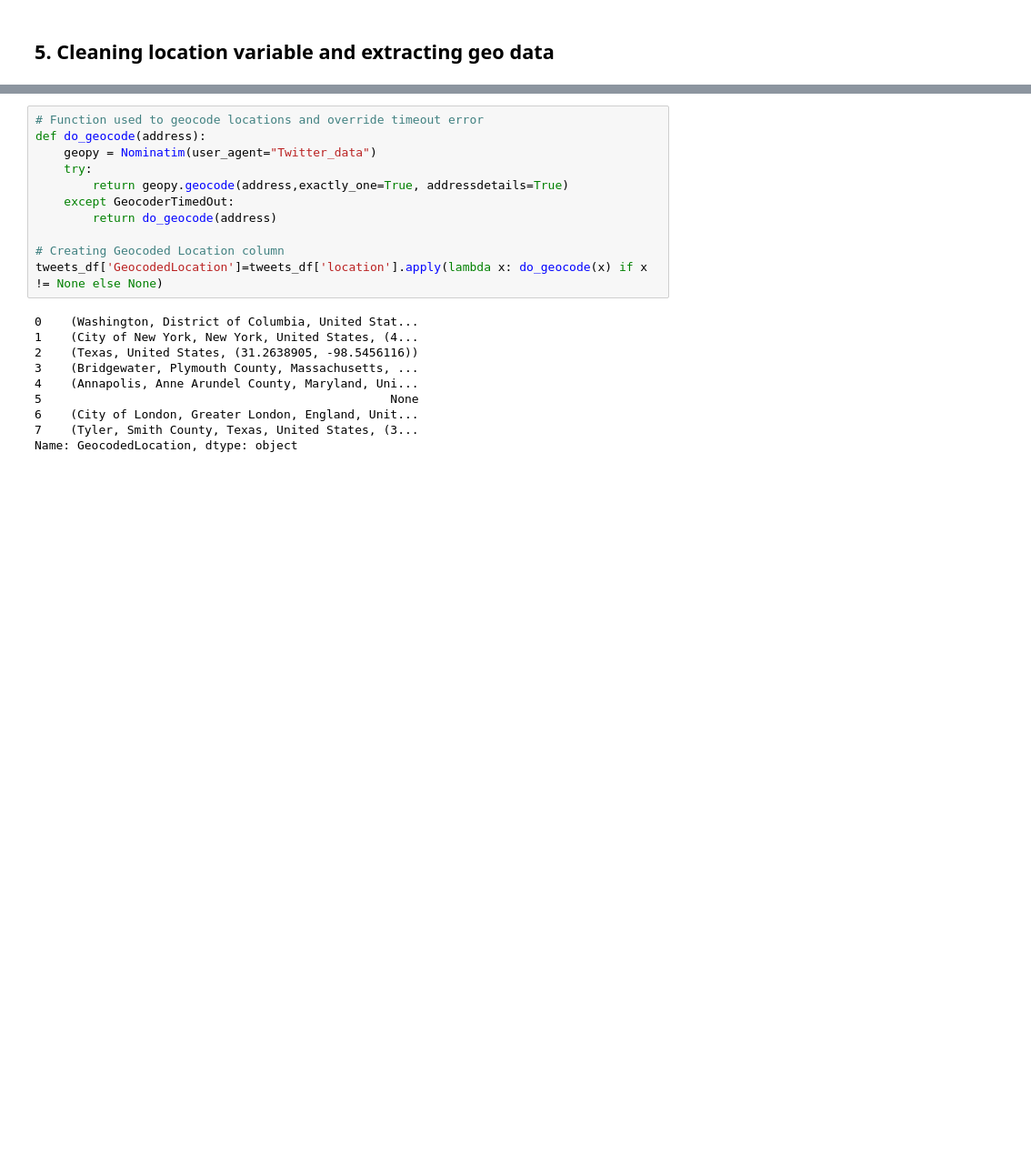
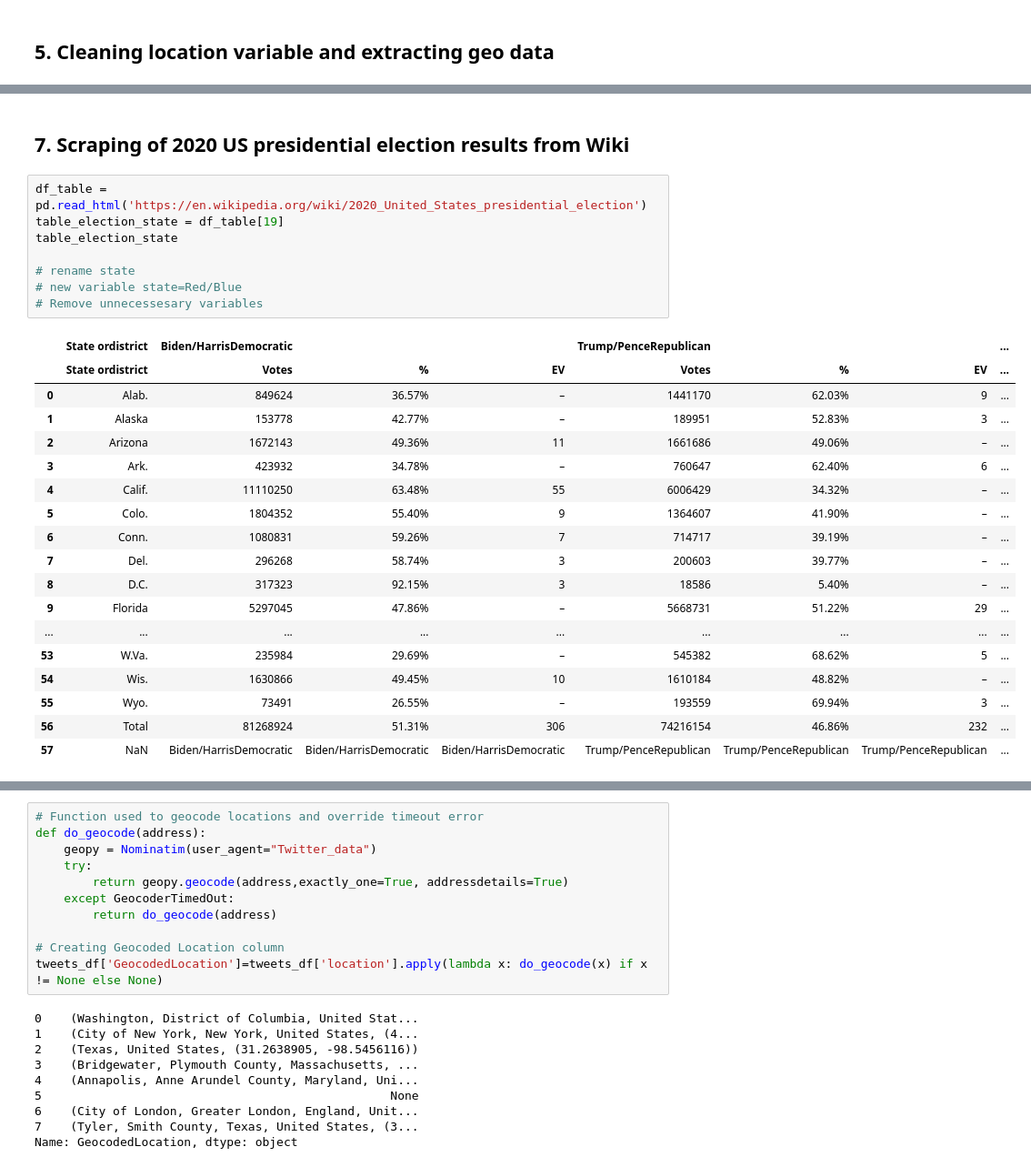
Before and after one commit to ChristianFogtdal/2Heste, a Jupyter notebook: Exam Project/Actual Exam project.ipynb, the cells around one changed output, grey strips where cells are left out. Shown: that part at 91% size. Drawn from its saved outputs; the diff is of its cells as text; blank space fills up the shorter version.

```diff
--- a/Exam Project/Actual Exam project.ipynb
+++ b/Exam Project/Actual Exam project.ipynb
@@ -288,0 +520,29 @@ def get_tweet_sentiment(self, tweet):
+# %% [markdown]
+## 7. Scraping of 2020 US presidential election results from Wiki
+# %%
+df_table = pd.read_html('https://en.wikipedia.org/wiki/2020_United_States_presidential_election')
+table_election_state = df_table[19]
+table_election_state
+
+# rename state
+# new variable state=Red/Blue
+# Remove unnecessesary variables
+# %% [output]
+|  | State ordistrict | Biden/HarrisDemocratic |  |  | Trump/PenceRepublican |  |  | ... |
+|  | State ordistrict | Votes | % | EV | Votes | % | EV | ... |
+| 0 | Alab. | 849624 | 36.57% | – | 1441170 | 62.03% | 9 | ... |
+| 1 | Alaska | 153778 | 42.77% | – | 189951 | 52.83% | 3 | ... |
+| 2 | Arizona | 1672143 | 49.36% | 11 | 1661686 | 49.06% | – | ... |
+| 3 | Ark. | 423932 | 34.78% | – | 760647 | 62.40% | 6 | ... |
+| 4 | Calif. | 11110250 | 63.48% | 55 | 6006429 | 34.32% | – | ... |
+| 5 | Colo. | 1804352 | 55.40% | 9 | 1364607 | 41.90% | – | ... |
+| 6 | Conn. | 1080831 | 59.26% | 7 | 714717 | 39.19% | – | ... |
+| 7 | Del. | 296268 | 58.74% | 3 | 200603 | 39.77% | – | ... |
+| 8 | D.C. | 317323 | 92.15% | 3 | 18586 | 5.40% | – | ... |
+| 9 | Florida | 5297045 | 47.86% | – | 5668731 | 51.22% | 29 | ... |
+| ... | ... | ... | ... | ... | ... | ... | ... | ... |
+| 53 | W.Va. | 235984 | 29.69% | – | 545382 | 68.62% | 5 | ... |
+| 54 | Wis. | 1630866 | 49.45% | 10 | 1610184 | 48.82% | – | ... |
+| 55 | Wyo. | 73491 | 26.55% | – | 193559 | 69.94% | 3 | ... |
+| 56 | Total | 81268924 | 51.31% | 306 | 74216154 | 46.86% | 232 | ... |
+| 57 | NaN | Biden/HarrisDemocratic | Biden/HarrisDemocratic | Biden/HarrisDemocratic | Trump/PenceRepublican | Trump/PenceRepublican | Trump/PenceRepublican | ... |
```
Also changed, not shown: parts of 45 cells of this notebook, 2 other files.
